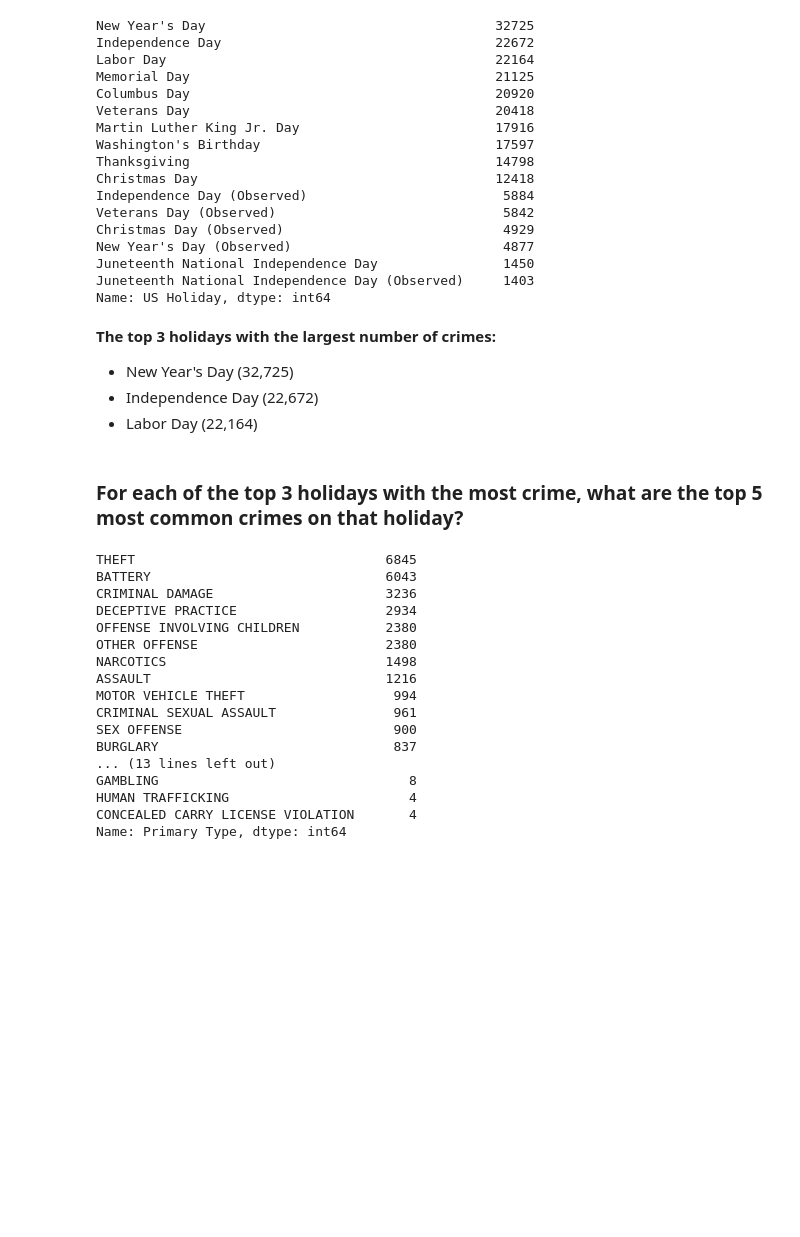
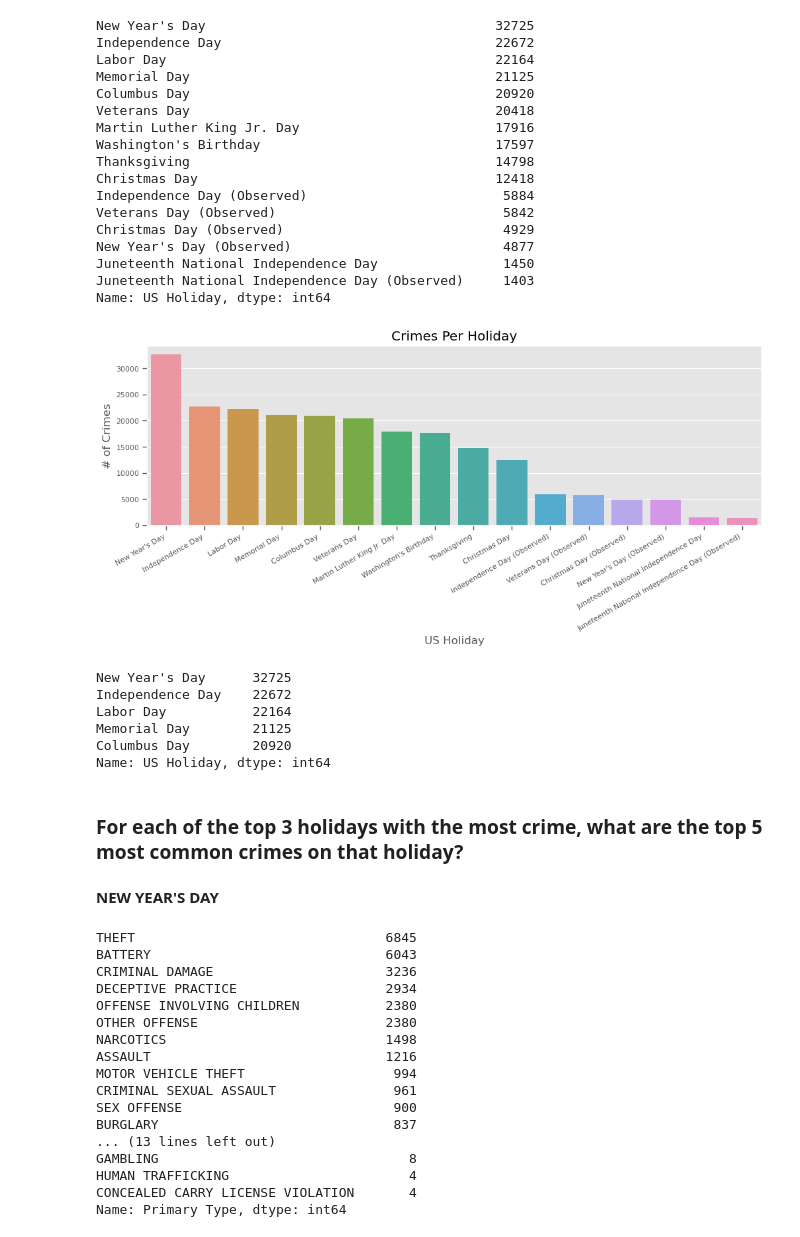
Before and after one commit to LoveidaLucero/Chicago-Crime-Trends, a Jupyter notebook: Part 1.ipynb, the cells around one changed output. Saved outputs shown, nothing was run; the diff lists cells and outputs as text; code cells hidden in the pictures; blank space fills up the shorter version.

```diff
--- a/Part 1.ipynb
+++ b/Part 1.ipynb
@@ -418,7 +418,8 @@ hol_df
 7713109 rows × 13 columns
 # %%
 # US Holidays
-hol_df['US Holiday'].value_counts()
+hol_val_counts = hol_df['US Holiday'].value_counts()
+hol_val_counts
 # %% [output]
 New Year's Day                                     32725
 Independence Day                                   22672
@@ -437,11 +438,26 @@ New Year's Day (Observed)                           4877
 Juneteenth National Independence Day                1450
 Juneteenth National Independence Day (Observed)     1403
 Name: US Holiday, dtype: int64
-# %% [markdown]
-**The top 3 holidays with the largest number of crimes:**
-- New Year's Day (32,725)
-- Independence Day (22,672)
-- Labor Day (22,164)
+# %%
+## Visualize holiday counts
+ax = sns.countplot(data=hol_df, x='US Holiday',
+                  order=hol_val_counts.index)
+ax.set_ylabel('# of Crimes')
+ax.set_title('Crimes Per Holiday')
+fig = ax.get_figure()
+fig.autofmt_xdate()
+# %% [output]
+[figure, added]
+# %%
+# top 5 Holidays with largest number of crimes
+hol_val_counts.nlargest(5)
+# %% [output]
+New Year's Day      32725
+Independence Day    22672
+Labor Day           22164
+Memorial Day        21125
+Columbus Day        20920
+Name: US Holiday, dtype: int64
 # %% [markdown]
 ### For each of the top 3 holidays with the most crime, what are the top 5 most common crimes on that holiday?
 # %%
@@ -454,5 +470,7 @@ filter3 = hol_df['US Holiday']=='Labor Day'
 nyd_df = hol_df.loc[filter1]
 id_df = hol_df.loc[filter2]
 ld_df = hol_df.loc[filter3]
+# %% [markdown]
+**NEW YEAR'S DAY**
 # %%
 # new year's day value counts
```
Also changed, not shown: parts of 15 cells of this notebook.
